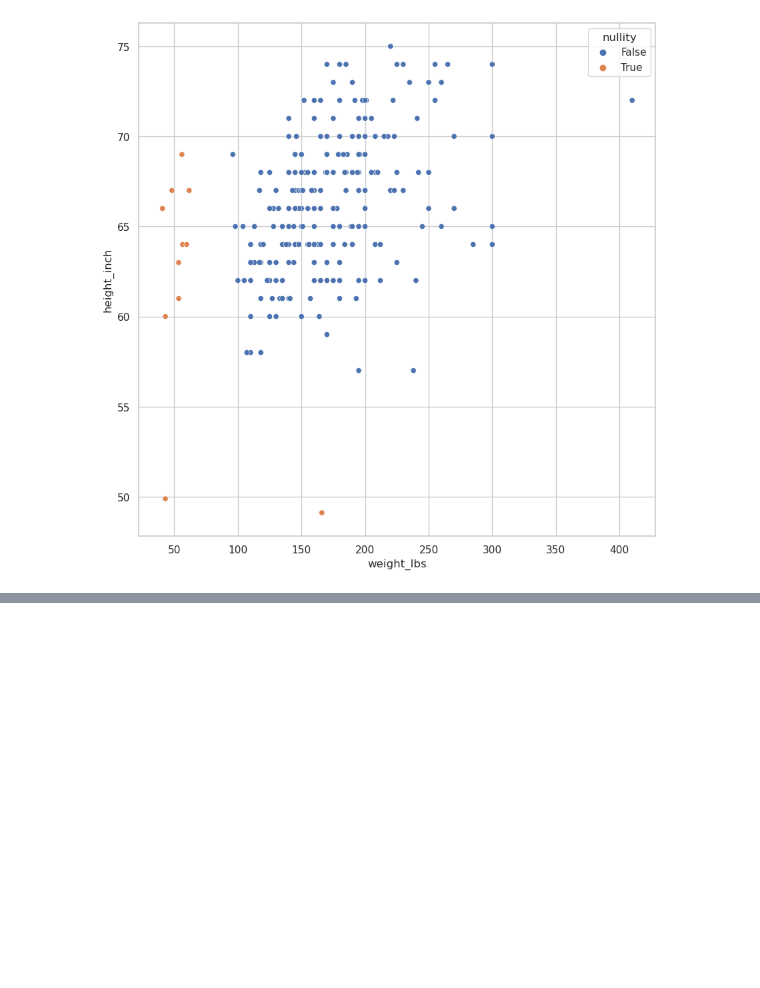
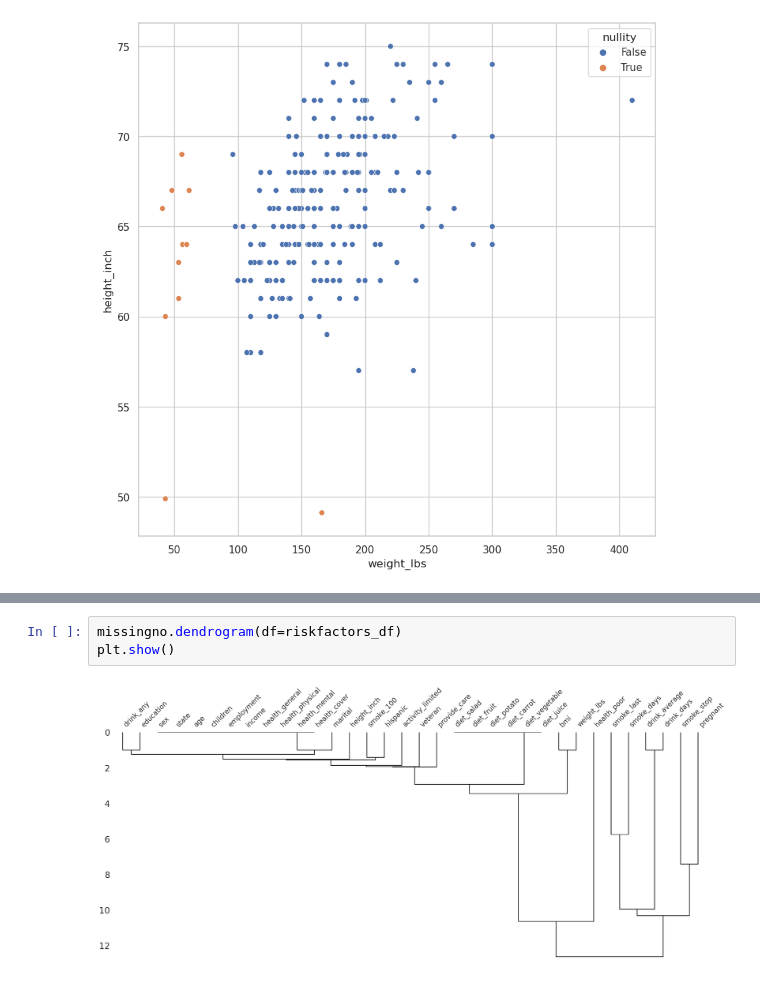
Before and after one commit to fenilenvinileno97/missing-values, a Jupyter notebook: notebooks/exploration.ipynb, the cells around one changed output, grey strips where cells are left out. Drawn from its saved outputs; the diff is of its cells as text; blank space fills up the shorter version.

```diff
--- a/notebooks/exploration.ipynb
+++ b/notebooks/exploration.ipynb
@@ -813,0 +819,5 @@ Created in <span style='font-weight:600;margin-left:4px;'>Deepnote</span></a>
+# %%
+missingno.dendrogram(df=riskfactors_df)
+plt.show()
+# %% [output]
+[figure, added]
```
Also changed, not shown: parts of 3 cells of this notebook, 2 other files.
